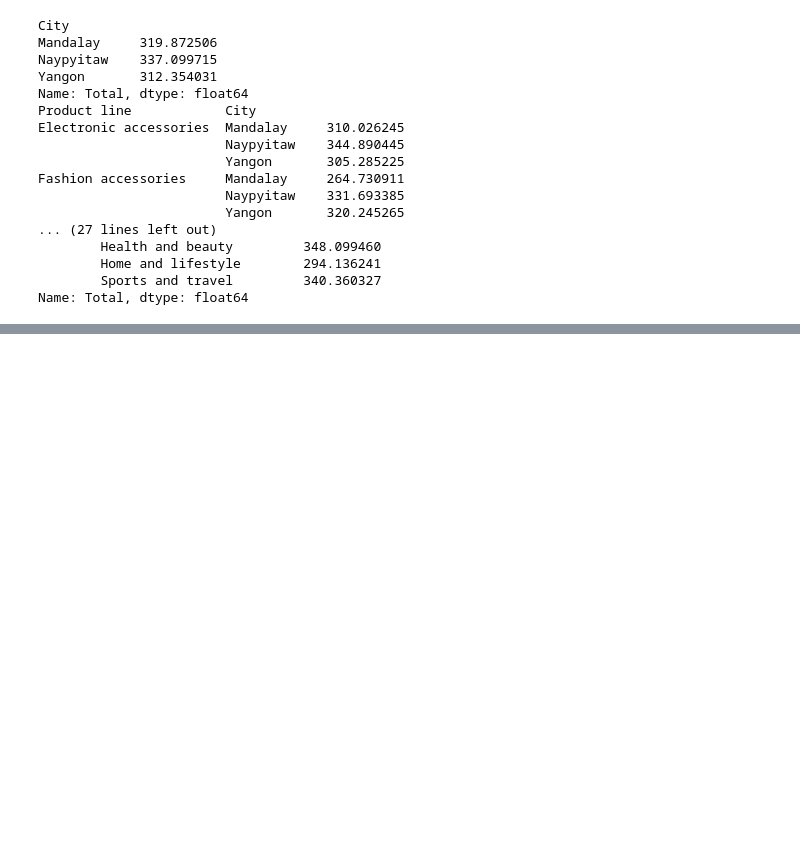
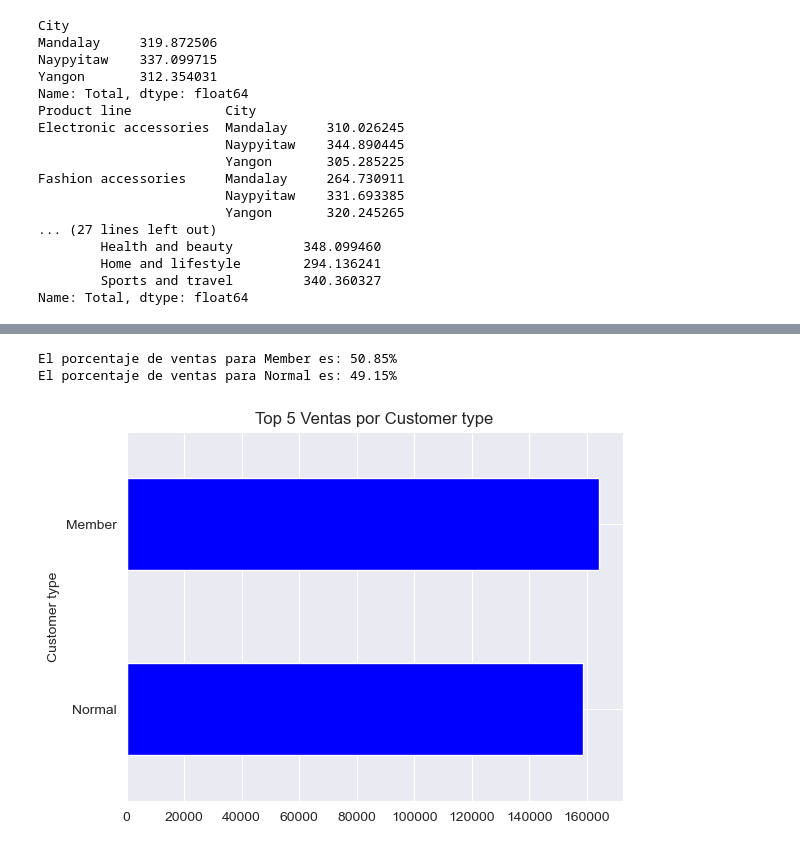
Before and after one commit to AI-YAZMIN-VILLEGAS/EBAC, a Jupyter notebook: Tareas/Tarea M34-AD-YAZMIN VILLEGAS.ipynb, the cells around one changed output, grey strips where cells are left out. Cells and saved outputs as stored; diff of their text form; code cells hidden in the pictures; blank space fills up the shorter version.

```diff
--- a/Tareas/Tarea M34-AD-YAZMIN VILLEGAS.ipynb
+++ b/Tareas/Tarea M34-AD-YAZMIN VILLEGAS.ipynb
@@ -84,0 +110,21 @@ Name: Total, dtype: float64
+# %%
+#2) ventas por member,
+
+import seaborn as sns
+import matplotlib.pyplot as plt
+from matplotlib.ticker import StrMethodFormatter
+
+sns.set_style('darkgrid')
+
+ventas_customer_type = df.groupby('Customer type')['Total'].sum()
+ventas_customer_type_ranking = ventas_customer_type.rank(ascending=False, method='dense')
+ventas_customer_type_top5 = ventas_customer_type[ventas_customer_type_ranking  <= 5].sort_values(ascending=False)
+ventas_customer_type_top5
+ax = ventas_customer_type_top5[::-1].plot.barh(y='Customer type',x='Total',color='b',title='Top 5 Ventas por Customer type')
+
+porcentaje_ventas_customer_type = ventas_customer_type_top5/ventas_customer_type.sum() * 100
+print(mensaje_porcentaje(porcentaje_ventas_customer_type))
+# %% [output]
+El porcentaje de ventas para Member es: 50.85%
+El porcentaje de ventas para Normal es: 49.15%
+[figure, added]
```
Also changed, not shown: parts of 6 cells of this notebook.
